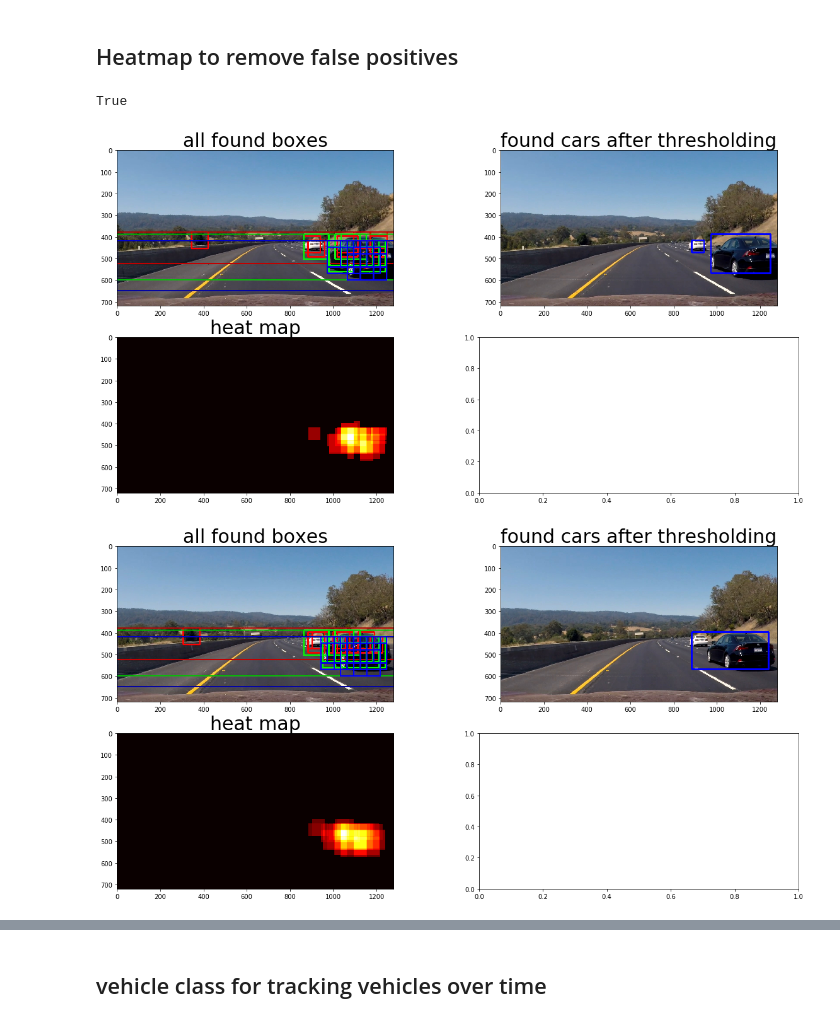
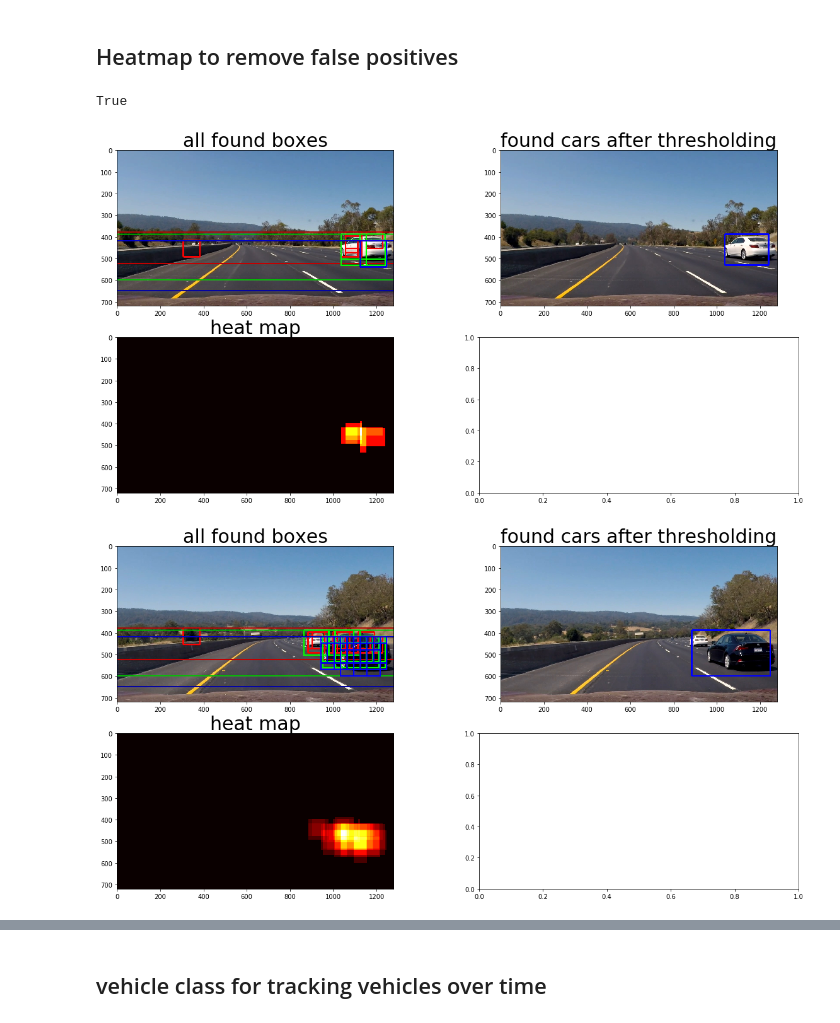
Before and after one commit to e7dud7e/carnd, a Jupyter notebook: VehicleDetection/VehicleDetection.ipynb, the cells around one changed output, grey strips where cells are left out. Saved outputs shown, nothing was run; the diff lists cells and outputs as text; code cells hidden in the pictures.

```diff
--- a/VehicleDetection/VehicleDetection.ipynb
+++ b/VehicleDetection/VehicleDetection.ipynb
@@ -612,7 +612,7 @@ cell_per_block=2
 color_space='YCrCb'
 out_img_l = []
 box_list_l = []
-for n in range(1,15):
+for n in range(1,17):
     n = str(n)
     path_in = 'test_images/' + 'test' + n + '.jpg'
     path_out = 'output_images/' + 'find_cars'+ n + '.jpg'
@@ -721,7 +726,7 @@ ii=0
 heatmap_l = []
 bbox_l = [] #save the averaged bounding box (aggregated of all overlapping boxes originall detected)
 bbox_image_l = []
-for n in range(1,15):
+for n in range(1,17):
     n = str(n)
     path_in = 'test_images/' + 'test' + n + '.jpg'
     path_out = 'output_images/' + 'detect'+ n + '.jpg'
@@ -754,24 +759,24 @@ for n in range(1,15):
     ii += 1
 # %%
 
-n=14
+n=15
 path_box = 'output_images/' + 'find_cars'+ str(n) + '.jpg'
 path_out = 'output_images/' + 'heat' + str(n) + '.jpg'
 img_box = read_rgb(path_box)
 f, ((ax1, ax2),(ax3, ax4) ) = plt.subplots(2, 2, figsize=(20,10));
 ax1.imshow(img_box);
 ax1.set_title("all found boxes", fontsize=30);
 ax2.imshow(bbox_image_l[n-1]);
 ax2.set_title("found cars after thresholding", fontsize=30);
 ax3.imshow(heatmap_l[n-1], cmap='hot');
 ax3.set_title("heat map", fontsize=30);
 cv2.imwrite(path_out,heatmap_l[n-1])
 # %% [output]
 True
-[figure, old version]
+[figure, new version]
 # %%
 
-n=7
+n=16
 path_box = 'output_images/' + 'find_cars'+ str(n) + '.jpg'
 img_box = read_rgb(path_box)
 f, ((ax1, ax2),(ax3, ax4) ) = plt.subplots(2, 2, figsize=(20,10));
@@ -782,7 +787,7 @@ ax2.set_title("found cars after thresholding", fontsize=30);
 ax3.imshow(heatmap_l[n-1], cmap='hot');
 ax3.set_title("heat map", fontsize=30);
 # %% [output]
-[figure, old version]
+[figure, new version]
 # %%
 
 n=10
```
Also changed, not shown: parts of 25 cells of this notebook, 10 other files.
